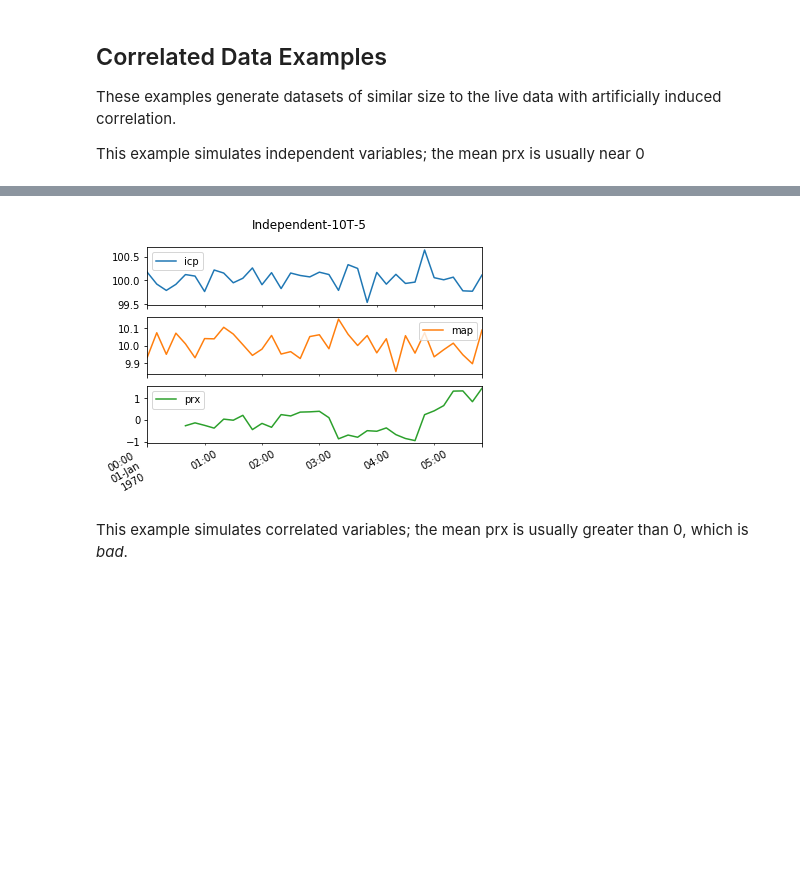
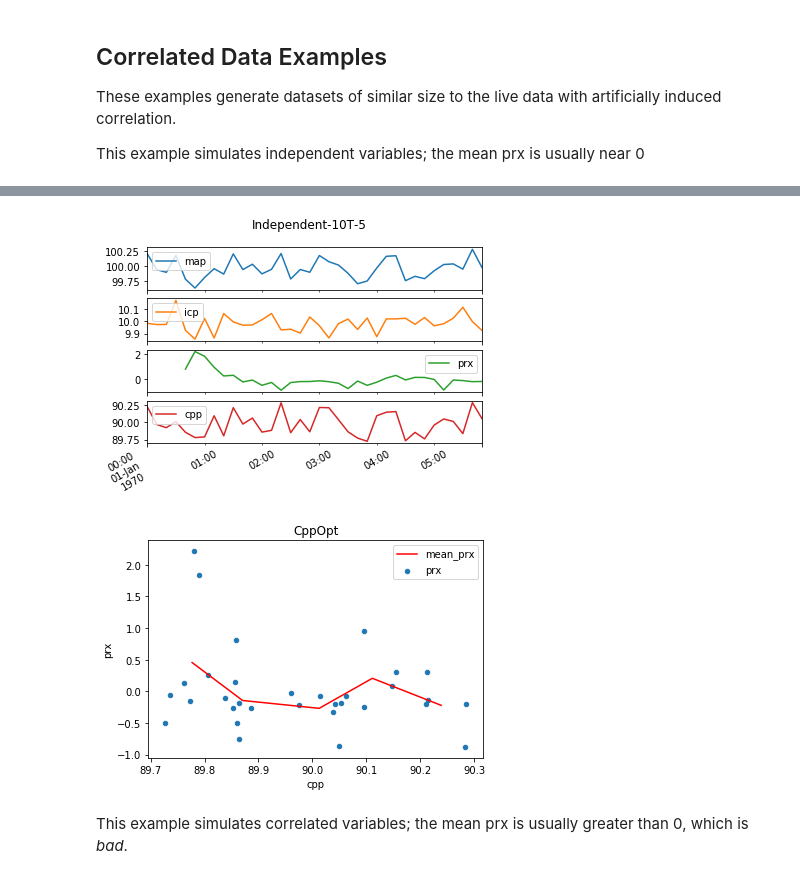
Before and after one commit to derekmerck/prx, a Jupyter notebook: main.ipynb, the cells around one changed output, grey strips where cells are left out. Drawn from its saved outputs; the diff is of its cells as text; code cells hidden in the pictures; blank space fills up the shorter version.

Commit message:
added cppopt

```diff
--- a/main.ipynb
+++ b/main.ipynb
@@ -47,6 +47,7 @@ def compute_prx(df,
         correlation_window_size
     )
     _df["prx"] = prx
+    _df["cpp"] = _df["map"] - _df["icp"]
 
     _title = f"{title}-{sampling_target_rate}-{correlation_window_size}"
 
@@ -57,8 +58,24 @@ def compute_prx(df,
     mu = _df["prx"].mean()
     print(f"Mean PRx: {mu}")
 
-sampling_target_rate = "10T"
+    return _df
+
+def compute_cppopt(df, cpp_bins=5):
+
+    _df = df.copy()
+    _df.reset_index(inplace=True)
+    _df = _df.sort_values("cpp")
+
+    bins = pd.cut(_df["cpp"], bins=cpp_bins)
+    cpp_cluster_means = _df.groupby(bins).agg("mean")
+    cpp_cluster_means.rename({"prx": "mean_prx"}, axis=1, inplace=True)
+    ax = cpp_cluster_means.plot(x="cpp", y="mean_prx", c="red", title="CppOpt")
+    _df.plot.scatter(x="cpp", y="prx", ax=ax, label="prx")
+
+# Setup globals
+sampling_target_rate = "10T"  # T=minutes
 correlation_window_size = 5
+cpp_bins = 5
 # %% [markdown]
 ## Captured Data Example
 
@@ -100,8 +127,8 @@ This example simulates independent variables; the mean prx is usually near 0
 def get_correlated_obs(mean, cov, n_obs):
     obs = np.random.multivariate_normal(mean, cov, n_obs).T
     df = pd.DataFrame(
-        {"icp": obs[0,:],
-         "map": obs[1,:]},
+        {"map": obs[0,:],
+         "icp": obs[1,:]},
         index = pd.date_range(start=0,
                               periods=n_obs,
                               freq="2S")
@@ -115,9 +142,10 @@ title = "Independent"
 cov = [[10, 0], [0, 1]]
 
 df = get_correlated_obs(mean, cov, n_obs)
-compute_prx(df,
+df2 = compute_prx(df,
             sampling_target_rate,
             correlation_window_size,
             title)
+compute_cppopt(df2, cpp_bins)
 # %% [output]
 Independent-10T-5
@@ -131,4 +159,5 @@ Mean PRx: -0.006066091460576545
-[figure, old version]
+[figure, new version]
+[figure, added]
 # %% [markdown]
 This example simulates correlated variables; the mean prx is usually greater than 0, which is _bad_.
 # %%
```
Also changed, not shown: parts of 6 cells of this notebook.
